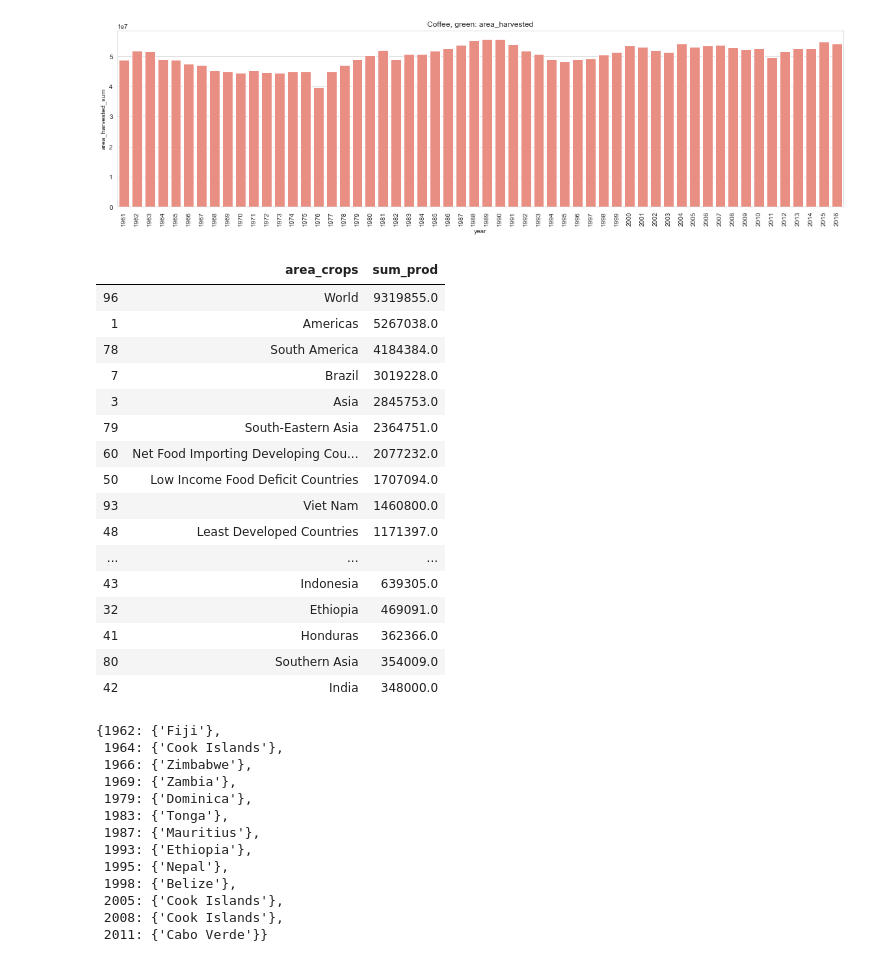
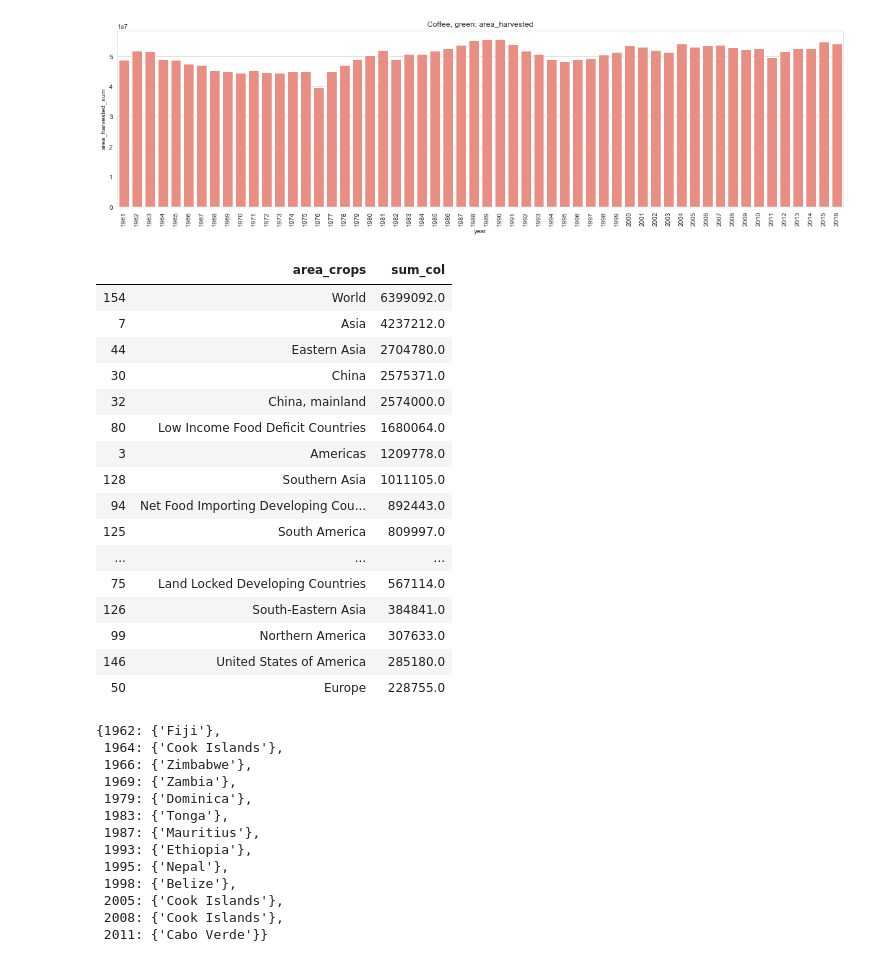
Before and after one commit to dsalathe/jurassic-spark, a Jupyter notebook: justine-story.ipynb, the cells around one changed output. Cells and saved outputs as stored; diff of their text form; code cells hidden in the pictures.

Commit message:
Cleaned notebook. Lots of functions for analysis. WIll focus on products now and trades.

```diff
--- a/justine-story.ipynb
+++ b/justine-story.ipynb
@@ -10,0 +31,8 @@ df_crops = df.drop(['item_trades', 'export_v', 'export_q', 'import_v', 'import_q
+# %%
+def sum_by_cntry(year, item, sum_col):
+
+    return df_crops[(df_crops.item_crops==item) & (df_crops.year==year)]\
+            .groupby('area_crops')[sum_col]\
+            .sum()\
+            .reset_index(name='sum_col')\
+            .sort_values('sum_col', ascending=False)
@@ -563,25 +451,25 @@ plot_by_year(item, 'area_harvested')
 # %% [output]
 [figure]
 # %%
-prod_by_cntry(2016, item, 'production').head(20)
+sum_by_cntry(2016, item, 'production').head(20)
 # %% [output]
-|  | area_crops | sum_prod |
-| 96 | World | 9319855.0 |
-| 1 | Americas | 5267038.0 |
-| 78 | South America | 4184384.0 |
-| 7 | Brazil | 3019228.0 |
-| 3 | Asia | 2845753.0 |
-| 79 | South-Eastern Asia | 2364751.0 |
-| 60 | Net Food Importing Developing Cou... | 2077232.0 |
-| 50 | Low Income Food Deficit Countries | 1707094.0 |
-| 93 | Viet Nam | 1460800.0 |
-| 48 | Least Developed Countries | 1171397.0 |
+|  | area_crops | sum_col |
+| 154 | World | 6399092.0 |
+| 7 | Asia | 4237212.0 |
+| 44 | Eastern Asia | 2704780.0 |
+| 30 | China | 2575371.0 |
+| 32 | China, mainland | 2574000.0 |
+| 80 | Low Income Food Deficit Countries | 1680064.0 |
+| 3 | Americas | 1209778.0 |
+| 128 | Southern Asia | 1011105.0 |
+| 94 | Net Food Importing Developing Cou... | 892443.0 |
+| 125 | South America | 809997.0 |
 | ... | ... | ... |
-| 43 | Indonesia | 639305.0 |
-| 32 | Ethiopia | 469091.0 |
-| 41 | Honduras | 362366.0 |
-| 80 | Southern Asia | 354009.0 |
-| 42 | India | 348000.0 |
+| 75 | Land Locked Developing Countries | 567114.0 |
+| 126 | South-Eastern Asia | 384841.0 |
+| 99 | Northern America | 307633.0 |
+| 146 | United States of America | 285180.0 |
+| 50 | Europe | 228755.0 |
 # %%
 countries_diff(item)
 # %% [output]
```
Also changed, not shown: parts of 49 cells of this notebook.
